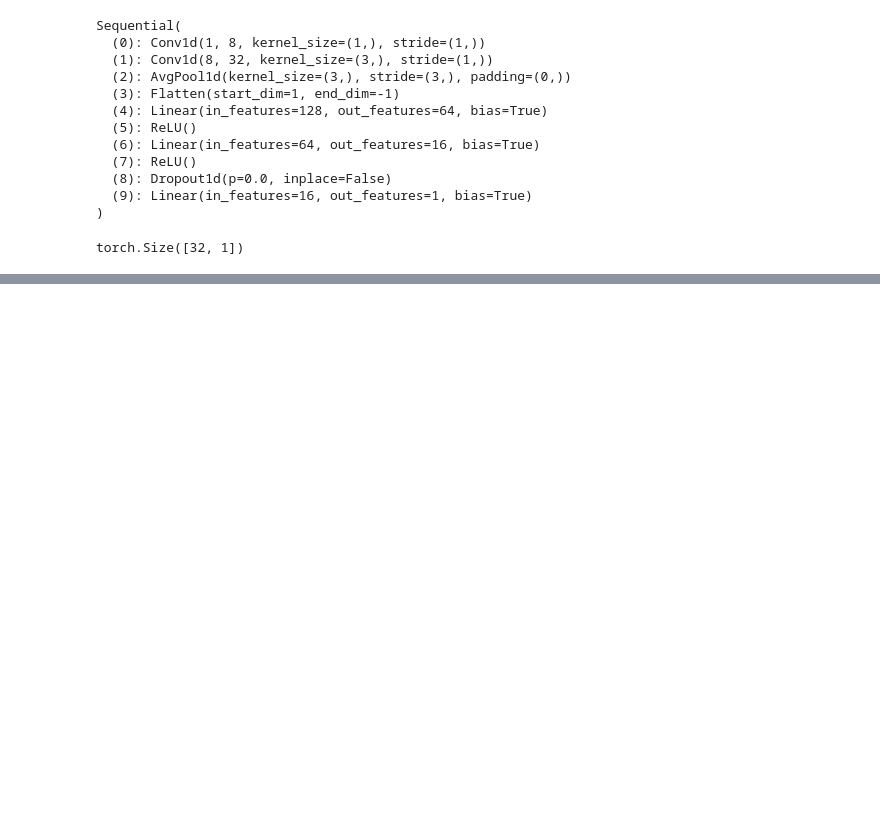
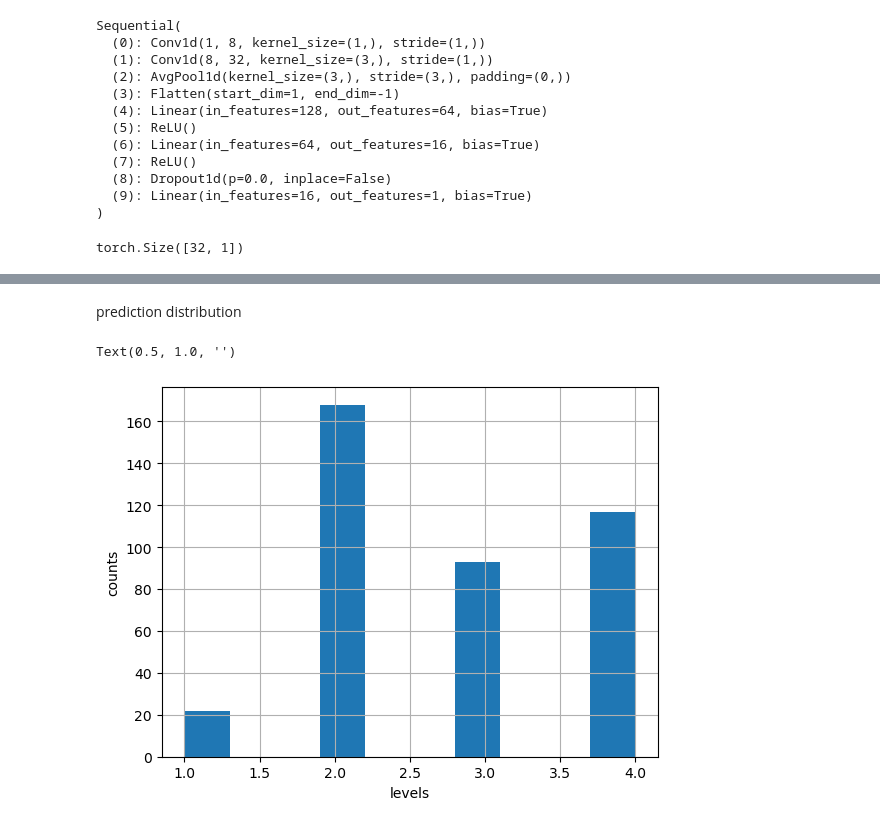
Before and after one commit to hereistheusername/Estate-Analysis, a Jupyter notebook: Prediction.ipynb, the cells around one changed output, grey strips where cells are left out. Cells and saved outputs as stored; diff of their text form; code cells hidden in the pictures; blank space fills up the shorter version.

```diff
--- a/Prediction.ipynb
+++ b/Prediction.ipynb
@@ -271,0 +332,27 @@ tensor([0.2155, 0.1374, 0.2070, 0.3009, 0.0677, 0.1229, 0.0659, 0.0833, 0.1335,
+# %%
+test = Dataset(df_test_rescaled.drop(['total cost', 'transaction year', 'transaction month', 'transaction day', 'timestamp'], axis=1).values, df_test_rescaled['total cost'])
+test_set = DataLoader(test, BATCH_SIZE, shuffle=True)
+# %%
+def predictor(dataloader, model):
+    model.eval()
+    pred_arr = list()
+    for X, y in dataloader:
+        shape_X = X.shape
+        X, y = X.reshape(shape_X[0], 1, shape_X[1]).to(device), y.to(device)
+        pred = model(X).squeeze()
+        pred_arr.extend(to_level(target_scaler.inverse_transform(pred.detach().numpy().reshape(-1, 1))))
+    return pred_arr
+# %%
+pred_ys = predictor(test_set, model)
+# %%
+pred_level = pd.DataFrame({'price range': pred_ys})
+# %% [markdown]
+prediction distribution
+# %%
+ax = pred_level.hist()
+ax[0][0].set_xlabel('levels')
+ax[0][0].set_ylabel('counts')
+ax[0][0].set_title('')
+# %% [output]
+Text(0.5, 1.0, '')
+[figure, added]
```
Also changed, not shown: parts of 25 cells of this notebook, 1 other file.
